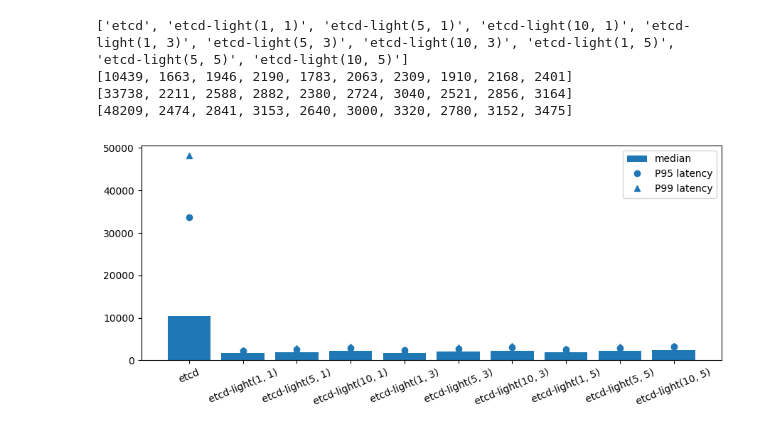
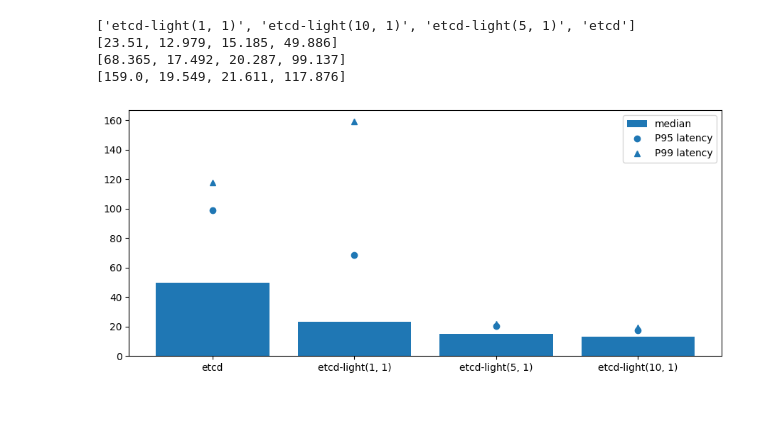
Before and after one commit to ChristopherSiems/etcdl_benchmark, a Jupyter notebook: plot.ipynb, the cells around one changed output. Saved outputs shown, nothing was run; the diff lists cells and outputs as text; code cells hidden in the pictures.

```diff
--- a/plot.ipynb
+++ b/plot.ipynb
@@ -6,7 +6,7 @@ from matplotlib.patches import Patch
 from matplotlib.pyplot import subplots
 from pandas import DataFrame, read_csv
 # %%
-all_write_data: DataFrame = read_csv('data/all_write.csv')
-all_write_data_1k: DataFrame = all_write_data[all_write_data['data_size'] == 1000]
-all_write_data_1k
+all_write_data: DataFrame = read_csv('data/purp.csv')
+all_write_data_100k: DataFrame = all_write_data[(all_write_data['data_size'] == 100000) & (all_write_data['wal_file_count'] != 50.0)]
+all_write_data_100k
 # %% [output]
@@ -56,45 +61,68 @@ ax: Axes
 fig, ax = subplots(figsize=(9, 4))
 
 labels: list[str] = []
 vals: list[int] = []
 tail95: list[int] = []
 tail99: list[int] = []
-for i, row in all_write_data_1k.iterrows():
+for i, row in all_write_data_100k.iterrows():
   match row['system']:
     case 'etcd':
       labels.append('etcd')
     case 'etcdl':
       labels.append(f'etcd-light({int(row["wal_file_count"])}, {int(row["num_dbs"])})')
 
-  vals.append(row['med'])
-  tail95.append(row['p95'])
-  tail99.append(row['p99'])
+  vals.append(row['med'] / 1000)
+  tail95.append(row['p95'] / 1000)
+  tail99.append(row['p99'] / 1000)
+
+l: list[str] = []
+l.append(labels[3])
+l.append(labels[0])
+l.append(labels[2])
+l.append(labels[1])
+
+v = []
+v.append(vals[3])
+v.append(vals[0])
+v.append(vals[2])
+v.append(vals[1])
+
+p9 = []
+p9.append(tail99[3])
+p9.append(tail99[0])
+p9.append(tail99[2])
+p9.append(tail99[1])
+
+p5 =[]
+p5.append(tail95[3])
+p5.append(tail95[0])
+p5.append(tail95[2])
+p5.append(tail95[1])
 
 print(labels)
 print(vals)
 print(tail95)
 print(tail99)
 
-ax.bar(labels, vals, color='C0')
-ax.plot(labels, tail95, color='C0', linestyle='', marker='o')
-ax.plot(labels, tail99, color='C0', linestyle='', marker='^')
+ax.bar(l, v, color='C0')
+ax.plot(l, p5, color='C0', linestyle='', marker='o')
+ax.plot(l, p9, color='C0', linestyle='', marker='^')
 
-ax.tick_params(axis='x', labelrotation=22.5)
 fig.tight_layout()
 
 ax.legend(
   handles=[
     Patch(facecolor='C0', label='median'),
     Line2D([0], [0], marker='o', color='C0', linestyle='None', label='P95 latency'),
     Line2D([0], [0], marker='^', color='C0', linestyle='None', label='P99 latency')
   ],
   loc='upper right')
 
-fig.savefig('plots/all_write_latency.png')
-fig.savefig('plots/all_write_latency.pdf')
+fig.savefig('plots/100k_wal_latency.png')
+fig.savefig('plots/100k_wal_latency.pdf')
 # %% [output]
-['etcd', 'etcd-light(1, 1)', 'etcd-light(5, 1)', 'etcd-light(10, 1)', 'etcd-light(1, 3)', 'etcd-light(5, 3)', 'etcd-light(10, 3)', 'etcd-light(1, 5)', 'etcd-light(5, 5)', 'etcd-light(10, 5)']
-[10439, 1663, 1946, 2190, 1783, 2063, 2309, 1910, 2168, 2401]
-[33738, 2211, 2588, 2882, 2380, 2724, 3040, 2521, 2856, 3164]
-[48209, 2474, 2841, 3153, 2640, 3000, 3320, 2780, 3152, 3475]
+['etcd-light(1, 1)', 'etcd-light(10, 1)', 'etcd-light(5, 1)', 'etcd']
+[23.51, 12.979, 15.185, 49.886]
+[68.365, 17.492, 20.287, 99.137]
+[159.0, 19.549, 21.611, 117.876]
-[figure, old version]
+[figure, new version]
```
Also changed, not shown: parts of 8 cells of this notebook, 16 other files.
